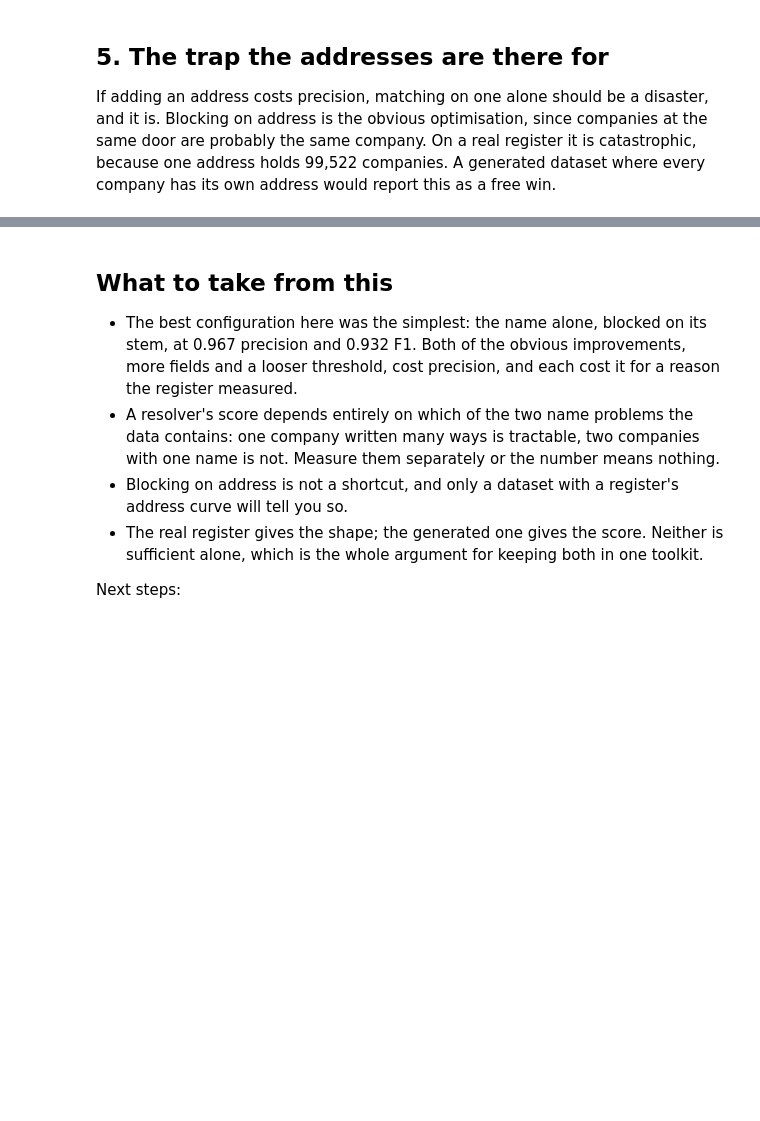
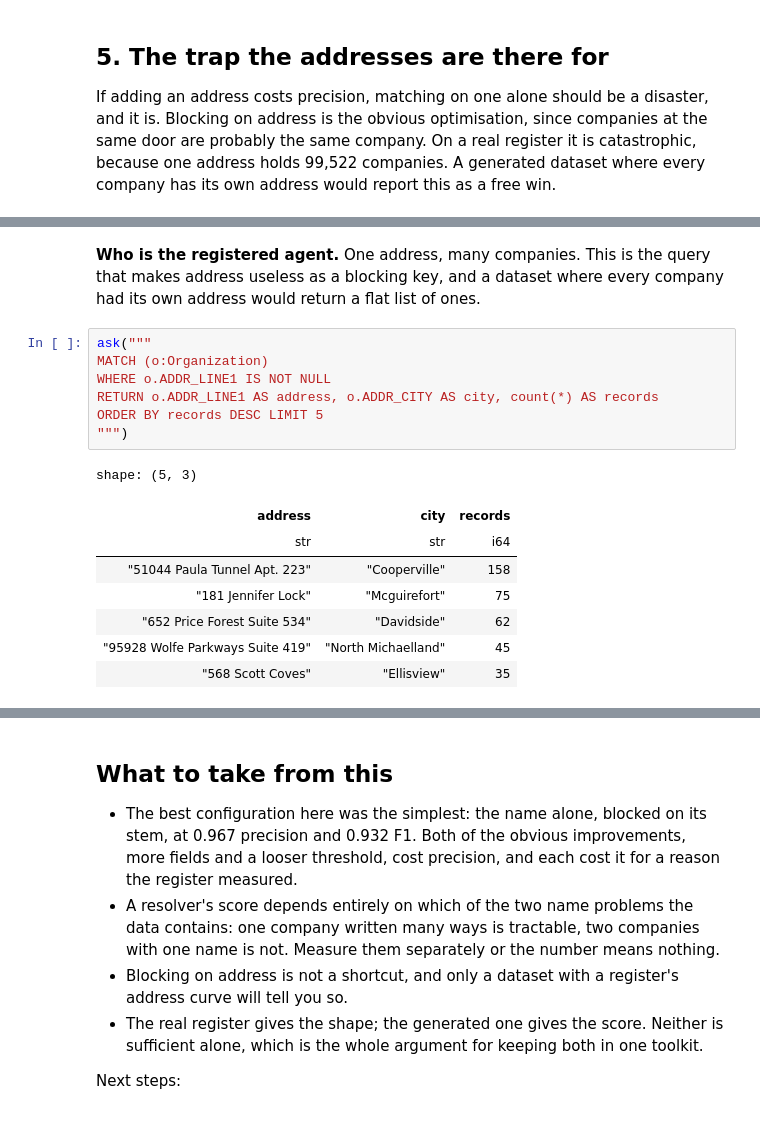
Before and after one commit to graphgeeks-lab/graphfaker, a Jupyter notebook: docs/notebooks/register_resolution.ipynb, the cells around one changed output, grey strips where cells are left out. Drawn from its saved outputs; the diff is of its cells as text; blank space fills up the shorter version.

```diff
--- a/docs/notebooks/register_resolution.ipynb
+++ b/docs/notebooks/register_resolution.ipynb
@@ -253,0 +304,18 @@ one cluster of 231 records covering 86 different companies, all at 51044 Paula T
+# %% [markdown]
+**Who is the registered agent.** One address, many companies. This is the query that makes address useless as a blocking key, and a dataset where every company had its own address would return a flat list of ones.
+# %%
+ask("""
+MATCH (o:Organization)
+WHERE o.ADDR_LINE1 IS NOT NULL
+RETURN o.ADDR_LINE1 AS address, o.ADDR_CITY AS city, count(*) AS records
+ORDER BY records DESC LIMIT 5
+""")
+# %% [output]
+shape: (5, 3)
+| address | city | records |
+| str | str | i64 |
+| "51044 Paula Tunnel Apt. 223" | "Cooperville" | 158 |
+| "181 Jennifer Lock" | "Mcguirefort" | 75 |
+| "652 Price Forest Suite 534" | "Davidside" | 62 |
+| "95928 Wolfe Parkways Suite 419" | "North Michaelland" | 45 |
+| "568 Scott Coves" | "Ellisview" | 35 |
```
Also changed, not shown: parts of 17 cells of this notebook, 8 other files.
